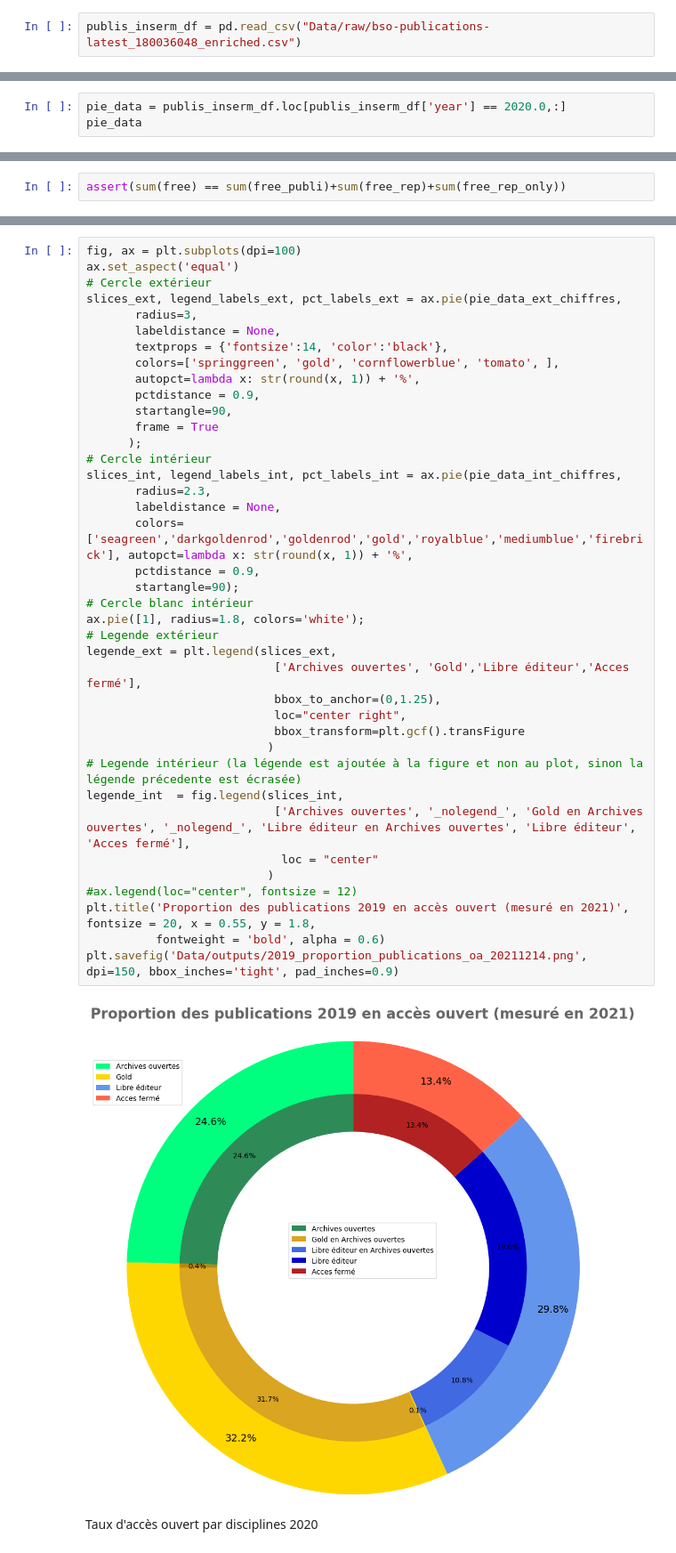
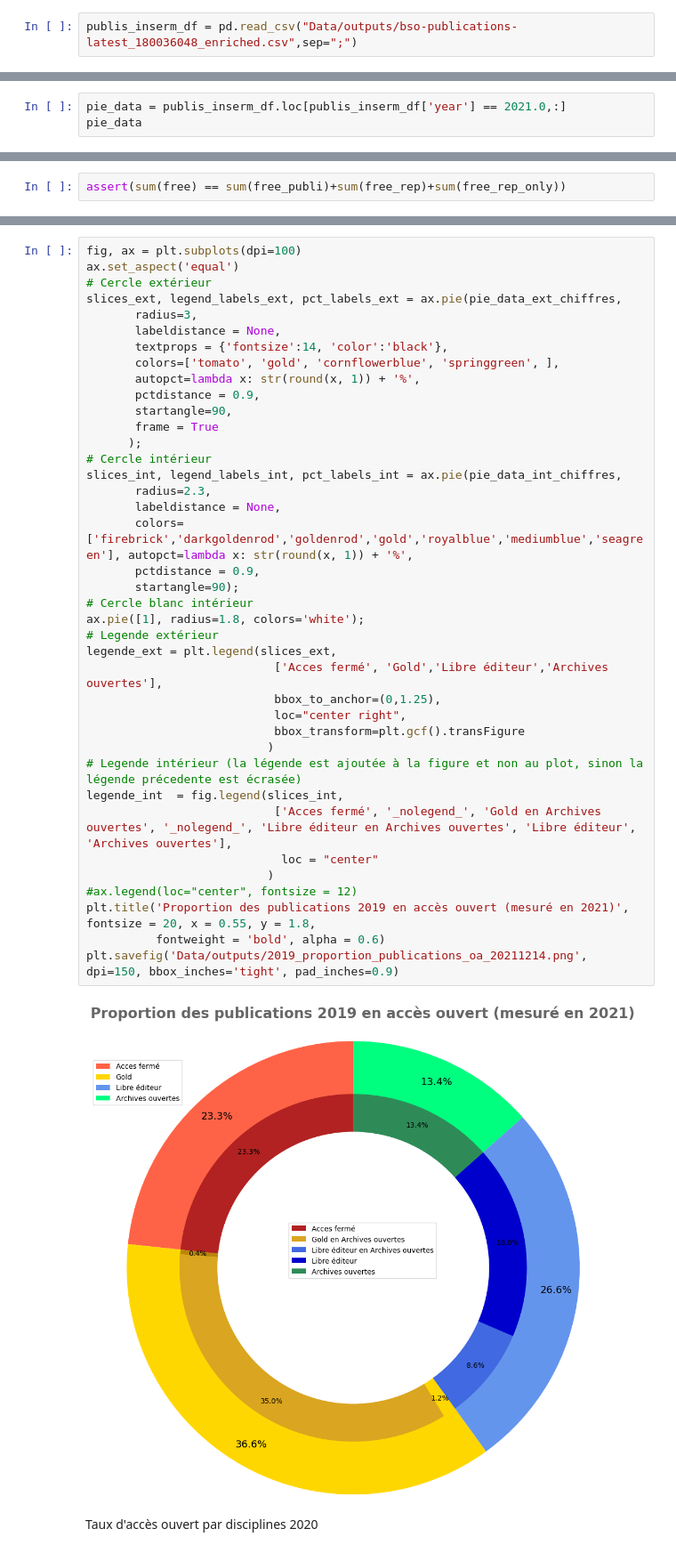
Before and after one commit to Inserm-IST/BSO-Inserm, a Jupyter notebook: 02_barometre_inserm.ipynb, the cells around one changed output, grey strips where cells are left out. Shown at 89% size. Drawn from its saved outputs; the diff is of its cells as text.

Commit message:
correction bug échange Accès fermé et AO

```diff
--- a/02_barometre_inserm.ipynb
+++ b/02_barometre_inserm.ipynb
@@ -19,7 +19,7 @@ import numpy as np
 # %% [markdown]
 ## <span style="color:orange">Importer dans le notebook les données préalablement traitées</span>
 # %%
-publis_inserm_df = pd.read_csv("Data/raw/bso-publications-latest_180036048_enriched.csv")
+publis_inserm_df = pd.read_csv("Data/outputs/bso-publications-latest_180036048_enriched.csv",sep=";")
 # %% [markdown]
 ## <span style="color:orange">Générer les graphiques</span>
 # %% [markdown]
@@ -27,6 +27,6 @@ Les graphiques présents sur le site du Baromètre national ont été écrits en
 # %% [markdown]
 Proportion des publications 2020 en accès ouvert
 # %%
-pie_data = publis_inserm_df.loc[publis_inserm_df['year'] == 2020.0,:]
+pie_data = publis_inserm_df.loc[publis_inserm_df['year'] == 2021.0,:]
 pie_data
 # %% [output]
@@ -228,39 +228,39 @@ slices_ext, legend_labels_ext, pct_labels_ext = ax.pie(pie_data_ext_chiffres,
        radius=3,
        labeldistance = None,
        textprops = {'fontsize':14, 'color':'black'},
-       colors=['springgreen', 'gold', 'cornflowerblue', 'tomato', ],
+       colors=['tomato', 'gold', 'cornflowerblue', 'springgreen', ],
        autopct=lambda x: str(round(x, 1)) + '%',
        pctdistance = 0.9,
        startangle=90,
        frame = True
       );
 # Cercle intérieur
 slices_int, legend_labels_int, pct_labels_int = ax.pie(pie_data_int_chiffres,
        radius=2.3,
        labeldistance = None,
-       colors=['seagreen','darkgoldenrod','goldenrod','gold','royalblue','mediumblue','firebrick'], autopct=lambda x: str(round(x, 1)) + '%',
+       colors=['firebrick','darkgoldenrod','goldenrod','gold','royalblue','mediumblue','seagreen'], autopct=lambda x: str(round(x, 1)) + '%',
        pctdistance = 0.9,
        startangle=90);
 # Cercle blanc intérieur
 ax.pie([1], radius=1.8, colors='white');
 # Legende extérieur
 legende_ext = plt.legend(slices_ext,
-                           ['Archives ouvertes', 'Gold','Libre éditeur','Acces fermé'],
+                           ['Acces fermé', 'Gold','Libre éditeur','Archives ouvertes'],
                            bbox_to_anchor=(0,1.25),
                            loc="center right",
                            bbox_transform=plt.gcf().transFigure
                           )
 # Legende intérieur (la légende est ajoutée à la figure et non au plot, sinon la légende précedente est écrasée)
 legende_int  = fig.legend(slices_int,
-                           ['Archives ouvertes', '_nolegend_', 'Gold en Archives ouvertes', '_nolegend_', 'Libre éditeur en Archives ouvertes', 'Libre éditeur', 'Acces fermé'],
+                           ['Acces fermé', '_nolegend_', 'Gold en Archives ouvertes', '_nolegend_', 'Libre éditeur en Archives ouvertes', 'Libre éditeur', 'Archives ouvertes'],
                             loc = "center"
                           )
 #ax.legend(loc="center", fontsize = 12)
 plt.title('Proportion des publications 2019 en accès ouvert (mesuré en 2021)', fontsize = 20, x = 0.55, y = 1.8,
           fontweight = 'bold', alpha = 0.6)
 plt.savefig('Data/outputs/2019_proportion_publications_oa_20211214.png', dpi=150, bbox_inches='tight', pad_inches=0.9)
 # %% [output]
-[figure, old version]
+[figure, new version]
 # %% [markdown]
 Taux d'accès ouvert par disciplines 2020
 # %%
```
Also changed, not shown: parts of 15 cells of this notebook.
